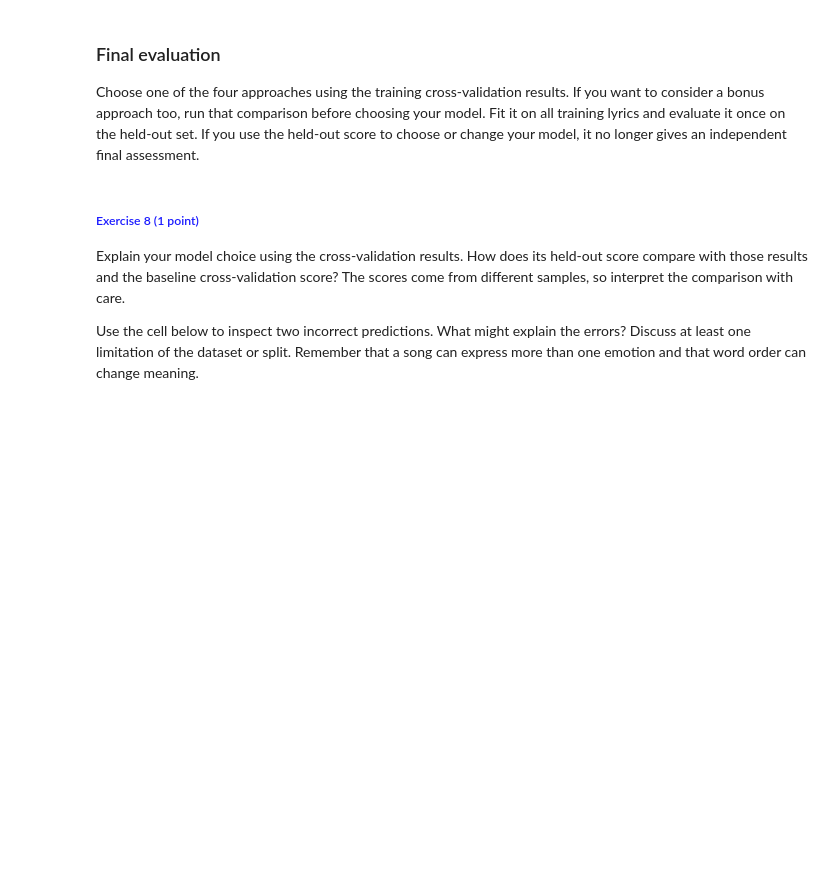
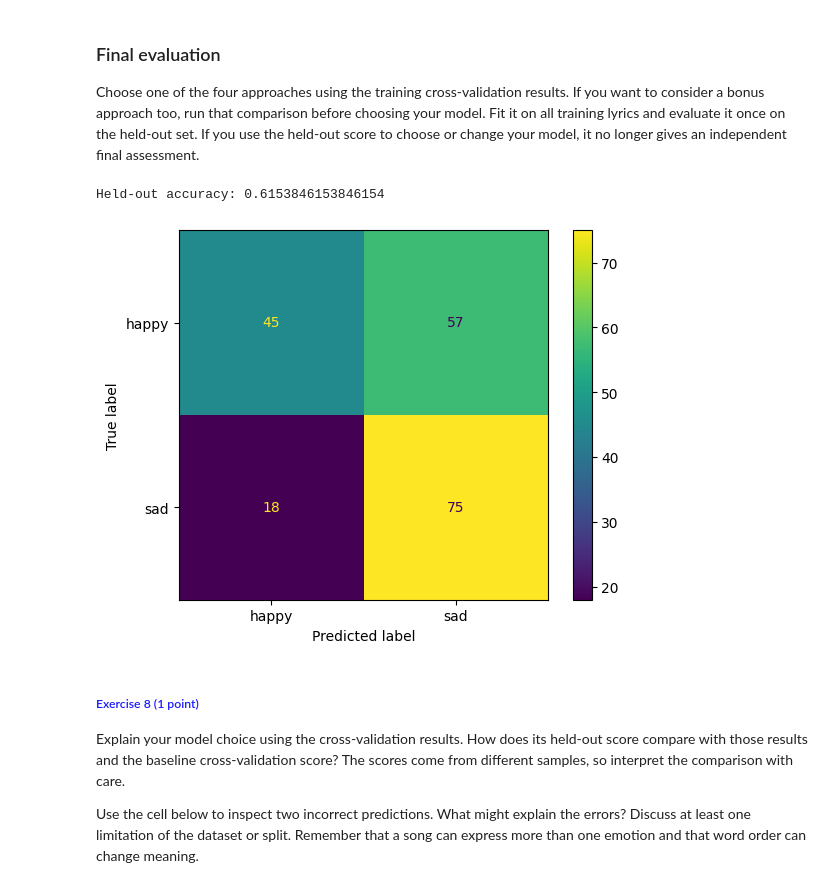
Before and after one commit to tibor-cernak/ml_exercises, a Jupyter notebook: assignment4/SVM_Random_Forests.ipynb, the cells around one changed output. Saved outputs shown, nothing was run; the diff lists cells and outputs as text; code cells hidden in the pictures; blank space fills up the shorter version.

```diff
--- a/assignment4/SVM_Random_Forests.ipynb
+++ b/assignment4/SVM_Random_Forests.ipynb
@@ -241,13 +314,16 @@ Choose one of the four approaches using the training cross-validation results. I
 # %%
 candidates = {**models, "tfidf_svm": tfidf_svm}
 # Set chosen_name to one of: "baseline", "svm", "forest", "tfidf_svm".
-chosen_name = ...
+chosen_name = "forest"
 chosen_model = candidates[chosen_name]
 chosen_model.fit(X_train, y_train)
 heldout_predictions = chosen_model.predict(X_heldout)
 print("Held-out accuracy:", accuracy_score(y_heldout, heldout_predictions))
 ConfusionMatrixDisplay.from_predictions(y_heldout, heldout_predictions)
 plt.show()
+# %% [output]
+Held-out accuracy: 0.6153846153846154
+[figure, added]
 # %% [markdown]
 <h5 style="color: #1B1BFF">Exercise 8 (1 point)</h5>
 
```
Also changed, not shown: parts of 33 cells of this notebook.
